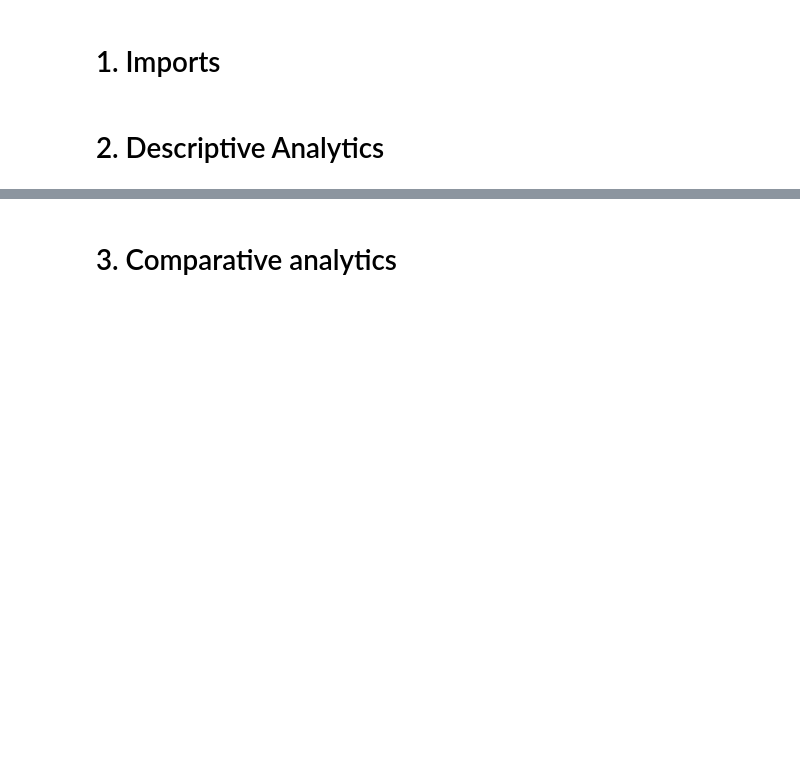
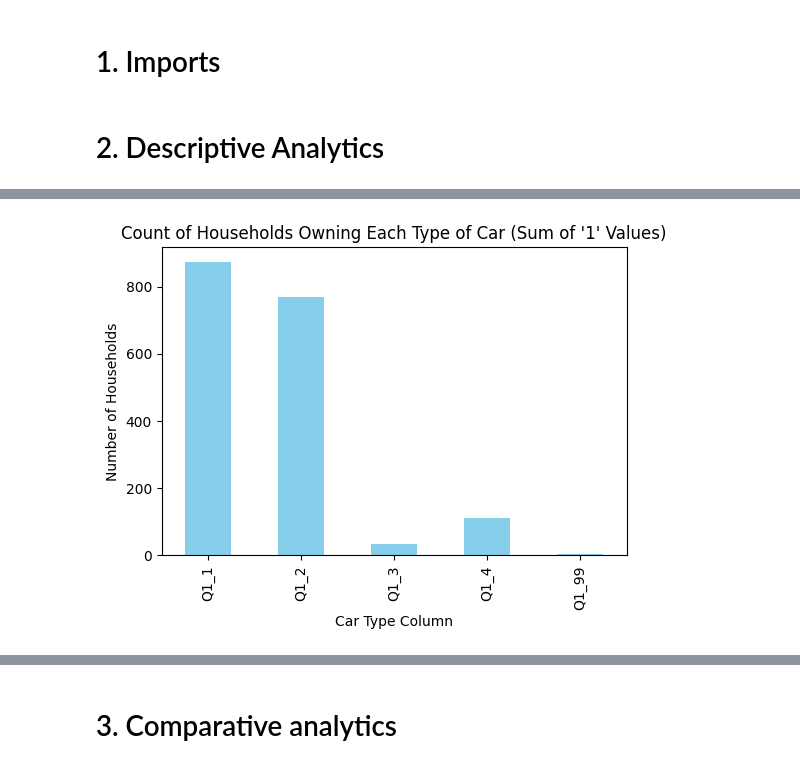
Before and after one commit to bernardomendonca/v2g-survey-analysis, a Jupyter notebook: 2_contextual_data.ipynb, the cells around one changed output, grey strips where cells are left out. Saved outputs shown, nothing was run; the diff lists cells and outputs as text; code cells hidden in the pictures; blank space fills up the shorter version.

```diff
--- a/2_contextual_data.ipynb
+++ b/2_contextual_data.ipynb
@@ -16,0 +88,9 @@ plot_metric('Q10_2', csv_file, 'interest in V2G', 'count of participants')
+# %%
+car_ownership_sums = df[q1_cols].sum()
+car_ownership_sums.plot(kind='bar', figsize=(6,4), color='skyblue')
+plt.title("Count of Households Owning Each Type of Car (Sum of '1' Values)")
+plt.xlabel("Car Type Column")
+plt.ylabel("Number of Households")
+plt.show()
+# %% [output]
+[figure, added]
```
Also changed, not shown: parts of 39 cells of this notebook, 2 other files.
